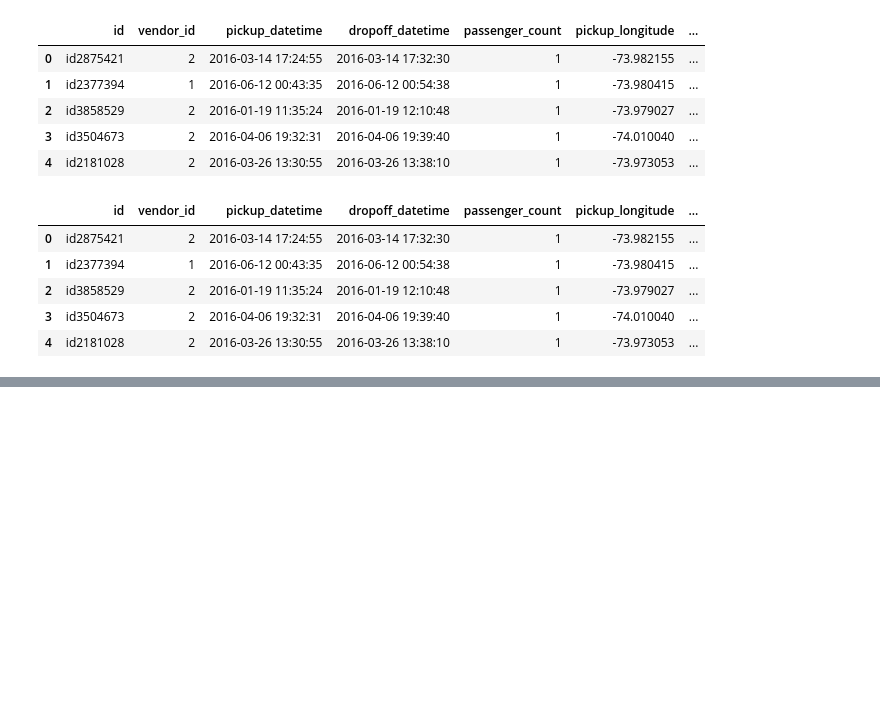
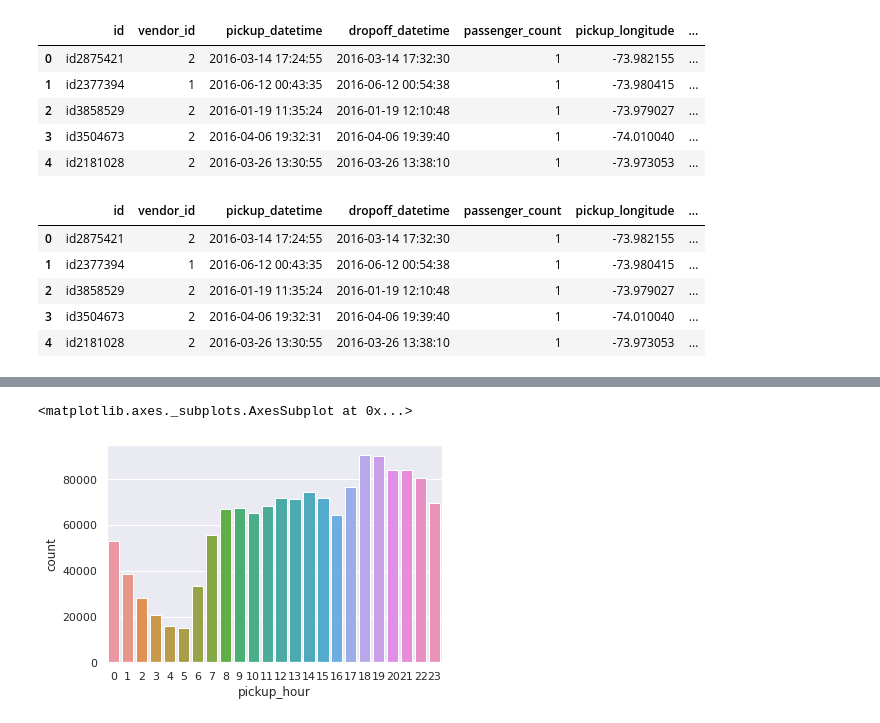
Before and after one commit to kamya11/NYC-Taxi-Trip-Time-Prediction, a Jupyter notebook: NYC_Taxi_Trip_Time_Prediction_Capstone_Project.ipynb, the cells around one changed output, grey strips where cells are left out. Cells and saved outputs as stored; diff of their text form; code cells hidden in the pictures; blank space fills up the shorter version.

```diff
--- a/NYC_Taxi_Trip_Time_Prediction_Capstone_Project.ipynb
+++ b/NYC_Taxi_Trip_Time_Prediction_Capstone_Project.ipynb
@@ -185,0 +232,5 @@ data.head()
+# %%
+sns.countplot(data['pickup_hour'])
+# %% [output]
+<matplotlib.axes._subplots.AxesSubplot at 0x...>
+[figure, added]
```
Also changed, not shown: parts of 12 cells of this notebook.
